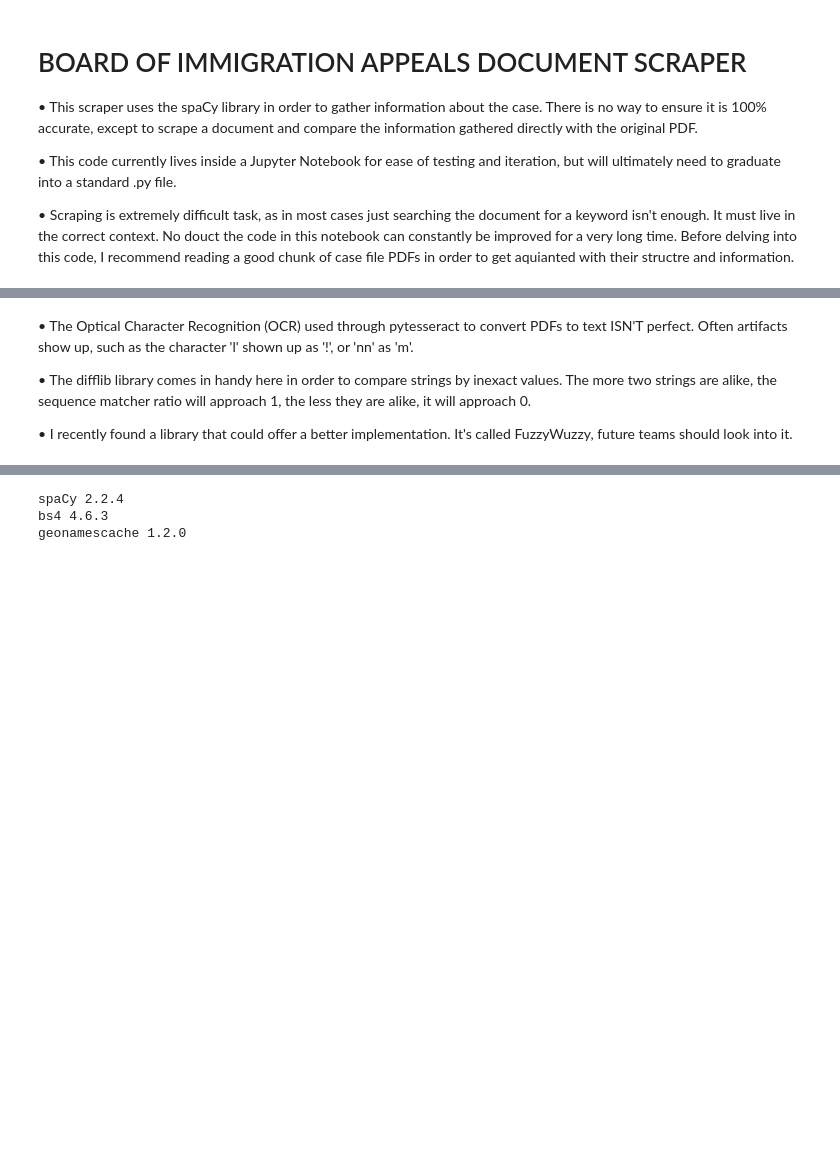
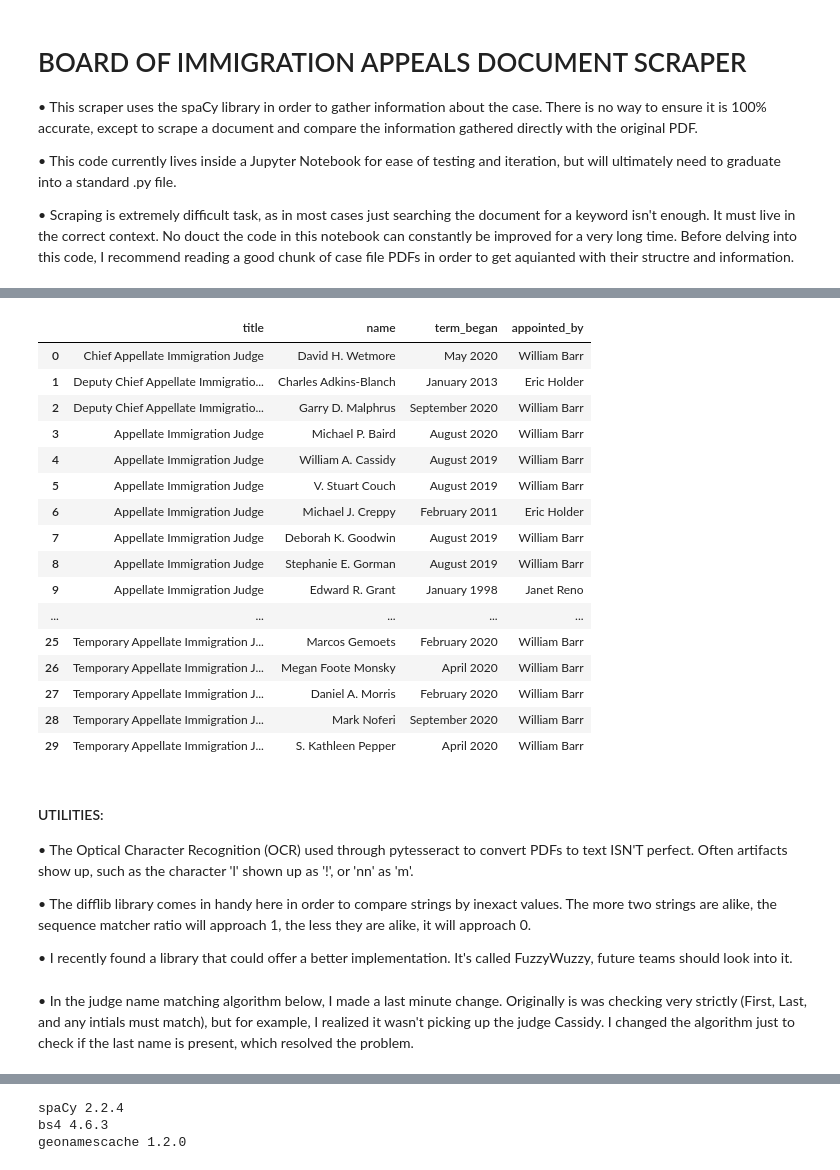
Before and after one commit to BloomTech-Labs/human-rights-first-asylum-ds-a, a Jupyter notebook: notebooks/BIA_SCRAPER.ipynb, the cells around one changed output, grey strips where cells are left out. Drawn from its saved outputs; the diff is of its cells as text; code cells hidden in the pictures; blank space fills up the shorter version.

```diff
--- a/notebooks/BIA_SCRAPER.ipynb
+++ b/notebooks/BIA_SCRAPER.ipynb
@@ -70,34 +78,56 @@ soup: BeautifulSoup
 soup = BeautifulSoup(html, 'html.parser')
 
 table: element.Tag
 table = soup.findAll(lambda tag: tag.name =='table')[1]
 
 rows: element.ResultSet
 rows = table.findAll(lambda tag: tag.name == 'tr')
 
 column_names: List[str]
 column_names = [
     col.get_text().strip().lower().replace(' ', '_')
     for col in rows.pop(0) if col.name == 'th'
 ]
 
 rows: List[List[str]]
 rows = [
     [
         cell.get_text().strip().replace(',', '')
         for cell in row if cell.name == 'td'
     ]
     for row in rows
 ]
 
 as_dict: List[Dict[str, str]]
 as_dict = [
     dict(zip(column_names, row)) for row in rows
 ]
 
 judges_df: pd.DataFrame
 judges_df = pd.DataFrame.from_dict(as_dict)
+
+judges_df
+# %% [output]
+|  | title | name | term_began | appointed_by |
+| 0 | Chief Appellate Immigration Judge | David H. Wetmore | May 2020 | William Barr |
+| 1 | Deputy Chief Appellate Immigratio... | Charles Adkins-Blanch | January 2013 | Eric Holder |
+| 2 | Deputy Chief Appellate Immigratio... | Garry D. Malphrus | September 2020 | William Barr |
+| 3 | Appellate Immigration Judge | Michael P. Baird | August 2020 | William Barr |
+| 4 | Appellate Immigration Judge | William A. Cassidy | August 2019 | William Barr |
+| 5 | Appellate Immigration Judge | V. Stuart Couch | August 2019 | William Barr |
+| 6 | Appellate Immigration Judge | Michael J. Creppy | February 2011 | Eric Holder |
+| 7 | Appellate Immigration Judge | Deborah K. Goodwin | August 2019 | William Barr |
+| 8 | Appellate Immigration Judge | Stephanie E. Gorman | August 2019 | William Barr |
+| 9 | Appellate Immigration Judge | Edward R. Grant | January 1998 | Janet Reno |
+| ... | ... | ... | ... | ... |
+| 25 | Temporary Appellate Immigration J... | Marcos Gemoets | February 2020 | William Barr |
+| 26 | Temporary Appellate Immigration J... | Megan Foote Monsky | April 2020 | William Barr |
+| 27 | Temporary Appellate Immigration J... | Daniel A. Morris | February 2020 | William Barr |
+| 28 | Temporary Appellate Immigration J... | Mark Noferi | September 2020 | William Barr |
+| 29 | Temporary Appellate Immigration J... | S. Kathleen Pepper | April 2020 | William Barr |
 # %% [markdown]
+#### UTILITIES:
+
 • The Optical Character Recognition (OCR) used through pytesseract to convert PDFs to text ISN'T perfect. Often artifacts show up, such as the character 'l' shown up as '!', or 'nn' as 'm'.
 
 • The difflib library comes in handy here in order to compare strings by inexact values. The more two strings are alike, the sequence matcher ratio will approach 1, the less they are alike, it will approach 0.
@@ -130,6 +160,8 @@ def similar_in_list(lst: List[str]) -> Callable:
                 return s
         return None
     return impl
+# %% [markdown]
+• In the judge name matching algorithm below, I made a last minute change. Originally is was checking very strictly (First, Last, and any intials must match), but for example, I realized it wasn't picking up the judge Cassidy. I changed the algorithm just to check if the last name is present, which resolved the problem.
 # %%
 def get_if_judge(name: str) -> Union[str, None]:
     '''
```
Also changed, not shown: parts of 13 cells of this notebook, 5 other files.
